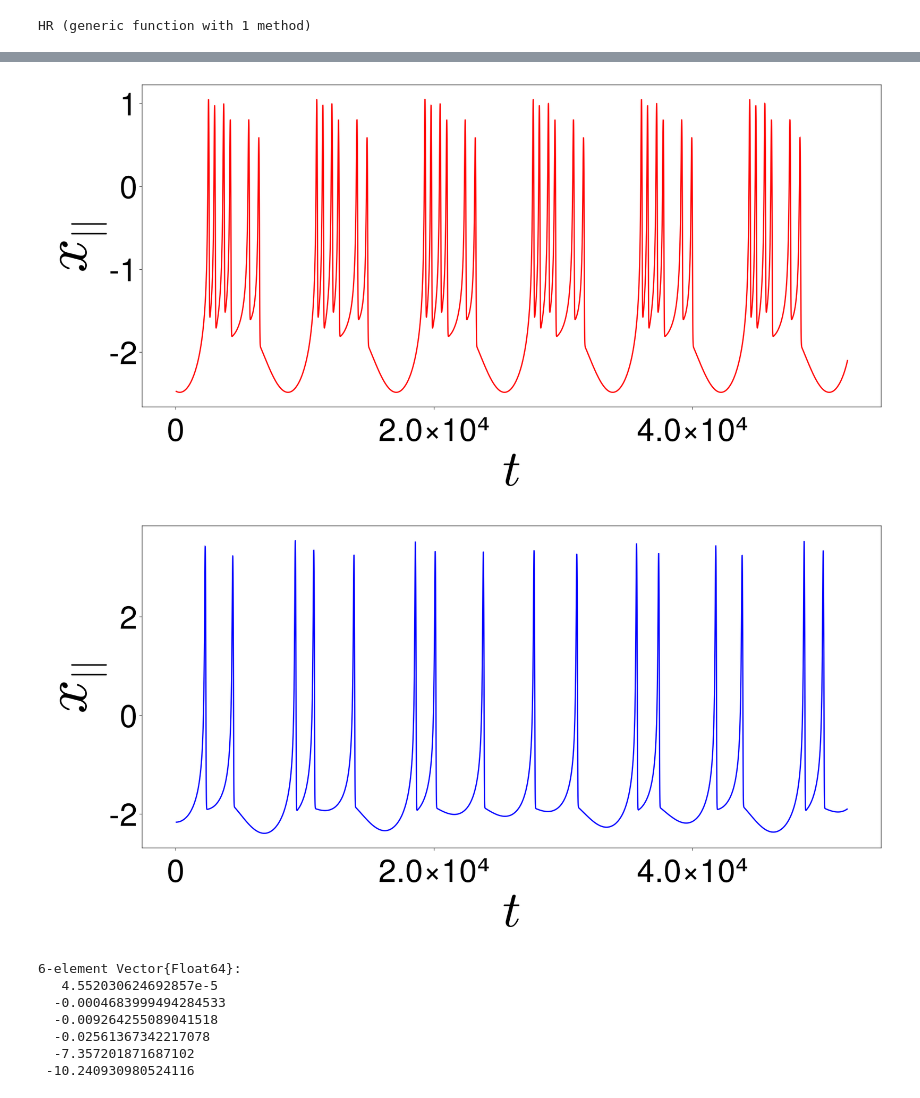
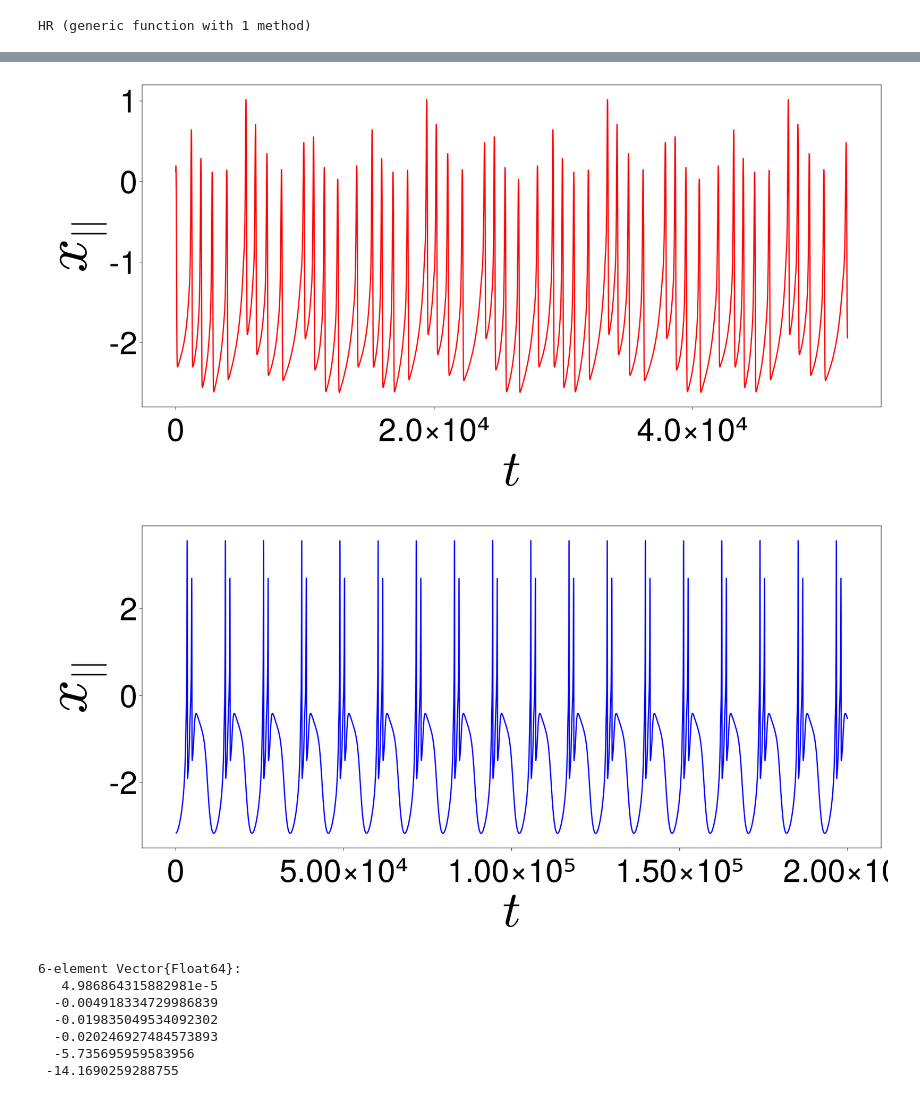
Before and after one commit to SergeyNovak777/dynamical-systems, a Jupyter notebook: Hindmarrh Rose/timeseries, projection/Projection, timeseries for orbit diagram from article.ipynb, the cells around one changed output, grey strips where cells are left out. Saved outputs shown, nothing was run; the diff lists cells and outputs as text; code cells hidden in the pictures.

Commit message:
add orbit diagram and spectrum for L2

```diff
--- a/Hindmarrh Rose/timeseries, projection/Projection, timeseries for orbit diagram from article.ipynb
+++ b/Hindmarrh Rose/timeseries, projection/Projection, timeseries for orbit diagram from article.ipynb
@@ -28,7 +28,7 @@ HR (generic function with 1 method)
 # %%
 a = 1.; b = 3.; c = 1.; d = 5.;
 xr = -1.6; r = 0.01; s = 5.; I = 4.; xv = 2.;
-k1, k2 = 0.050, 0.050;
+k1, k2 = -0.5, -0.5;
 el_link = 0.0
 
 condition1 = SA[-1.5, 0.0, 0.0, -2.5, 0.0, 0.0]
@@ -140,28 +140,28 @@ lines!(ax, xsum[80000:132000], linewidth = 3.0, color = "red")
 #save("red_timesries_0051.eps", f)
 f
 # %% [output]
-[figure, old version]
+[figure, new version]
 # %%
 f = Figure(resolution = (2000, 1000))
 
 ax = Axis(f[1, 1], xlabel = L"t", ylabel = L"x_{||}",
 xlabelsize = 120, ylabelsize = 140,
                 xticklabelsize = 75, yticklabelsize = 75)
 ax.xgridvisible = false
 ax.ygridvisible = false
-lines!(ax, xsum1[80000:132000], linewidth = 3.0, color = "blue")
+lines!(ax, xsum1[732000:932000], linewidth = 3.0, color = "blue")
 
 #save("blue_timesries_0051.eps", f)
 f
 # %% [output]
-[figure, old version]
+[figure, new version]
 # %%
 lyapunovspectrum(ds_HR1, 200000, diffeq = (alg = AutoVern9(Rodas5()), abstol = 1e-11, reltol = 1e-11,  maxiters = 10000000))
 # %% [output]
 6-element Vector{Float64}:
-   4.552030624692857e-5
-  -0.0004683999494284533
-  -0.009264255089041518
-  -0.02561367342217078
-  -7.357201871687102
- -10.240930980524116
+   4.986864315882981e-5
+  -0.004918334729986839
+  -0.019835049534092302
+  -0.020246927484573893
+  -5.735695959583956
+ -14.1690259288755
```
Also changed, not shown: parts of 9 cells of this notebook, 5 other files.
